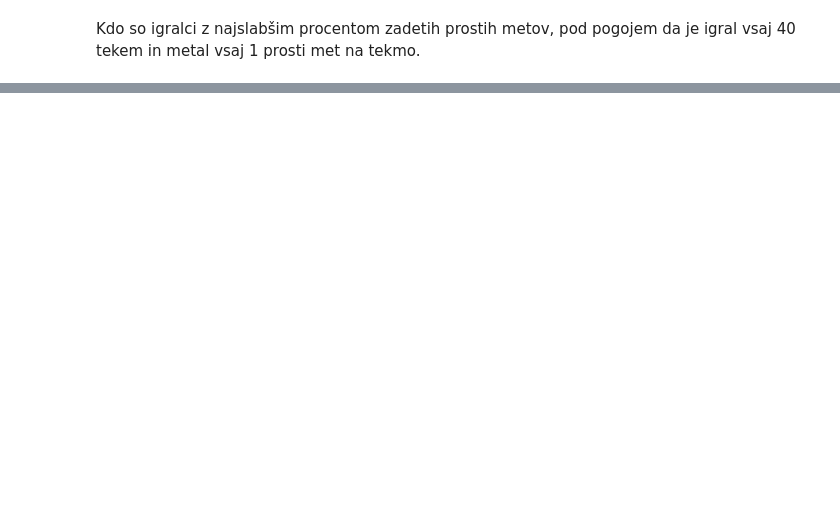
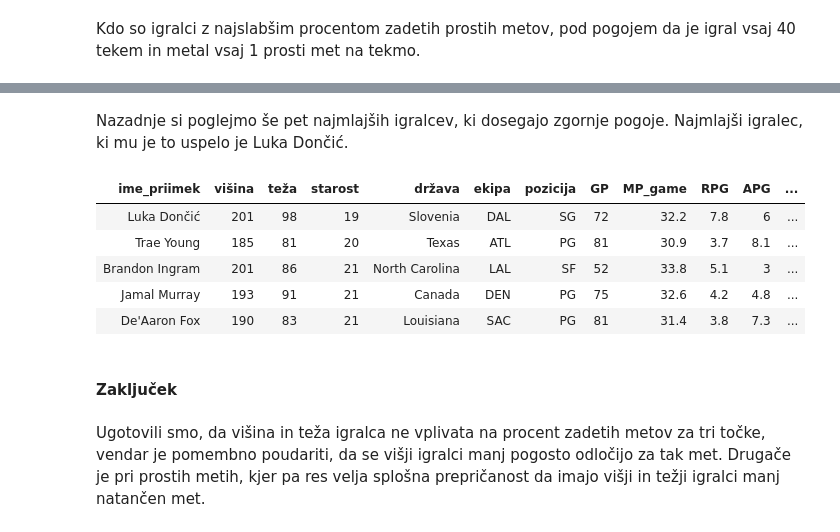
Before and after one commit to 1marcelspehonja/Programiranje-1-projekt, a Jupyter notebook: prikaz_podatkov.ipynb, the cells around one changed output, grey strips where cells are left out. Cells and saved outputs as stored; diff of their text form; code cells hidden in the pictures; blank space fills up the shorter version.

```diff
--- a/prikaz_podatkov.ipynb
+++ b/prikaz_podatkov.ipynb
@@ -212,7 +219,8 @@ V spodnji tabeli so prikazani najstarejši igralci, ki dosegajo vsaj 10 točk, 3
 # %%
-podatki_starost[(podatki_starost.GP >= 25) & (podatki_starost.PPG >= 10) &
+def po_starosti(narascujoce, prikazi=10):
+    return podatki_starost[(podatki_starost.GP >= 25) & (podatki_starost.PPG >= 10) &
                 (podatki_starost.APG >= 3) & (podatki_starost.RPG >= 3)
               ][['ime_priimek', 'višina', 'teža', 'starost', 'država', 'ekipa', 'pozicija',
-                                  'GP', 'MP_game', 'RPG', 'APG', 'PPG']
+                 'GP', 'MP_game', 'RPG', 'APG', 'PPG']
                                       ].sort_values(['starost', 'PPG'],
-                                                    ascending = [False, False]).head(10).style.hide_index()
+                                                    ascending = [narascujoce, False]).head(prikazi).style.hide_index()
@@ -230,0 +241,15 @@ podatki_starost[(podatki_starost.GP >= 25) & (podatki_starost.PPG >= 10) &
+# %% [markdown]
+Nazadnje si poglejmo še pet najmlajših igralcev, ki dosegajo zgornje pogoje. Najmlajši igralec, ki mu je to uspelo je Luka Dončić.
+# %%
+po_starosti(True, 5)
+# %% [output]
+| ime_priimek | višina | teža | starost | država | ekipa | pozicija | GP | MP_game | RPG | APG | ... |
+| Luka Dončić | 201 | 98 | 19 | Slovenia | DAL | SG | 72 | 32.2 | 7.8 | 6 | ... |
+| Trae Young | 185 | 81 | 20 | Texas | ATL | PG | 81 | 30.9 | 3.7 | 8.1 | ... |
+| Brandon Ingram | 201 | 86 | 21 | North Carolina | LAL | SF | 52 | 33.8 | 5.1 | 3 | ... |
+| Jamal Murray | 193 | 91 | 21 | Canada | DEN | PG | 75 | 32.6 | 4.2 | 4.8 | ... |
+| De'Aaron Fox | 190 | 83 | 21 | Louisiana | SAC | PG | 81 | 31.4 | 3.8 | 7.3 | ... |
+# %% [markdown]
+#### Zaključek
+# %% [markdown]
+Ugotovili smo, da višina in teža igralca ne vplivata na procent zadetih metov za tri točke, vendar je pomembno poudariti, da se višji igralci manj pogosto odločijo za tak met. Drugače je pri prostih metih, kjer pa res velja splošna prepričanost da imajo višji in težji igralci manj natančen met.
```
Also changed, not shown: parts of 25 cells of this notebook.
